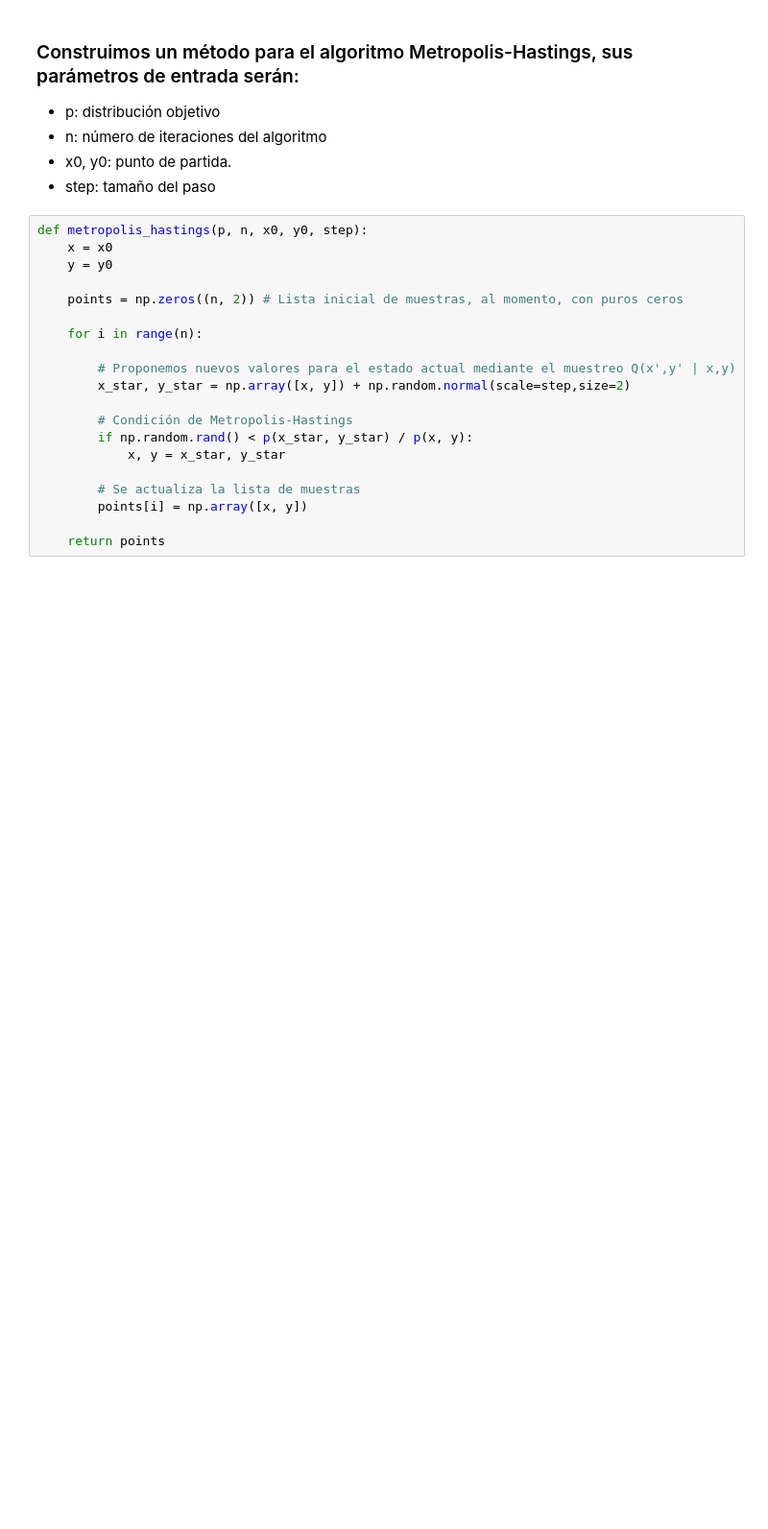
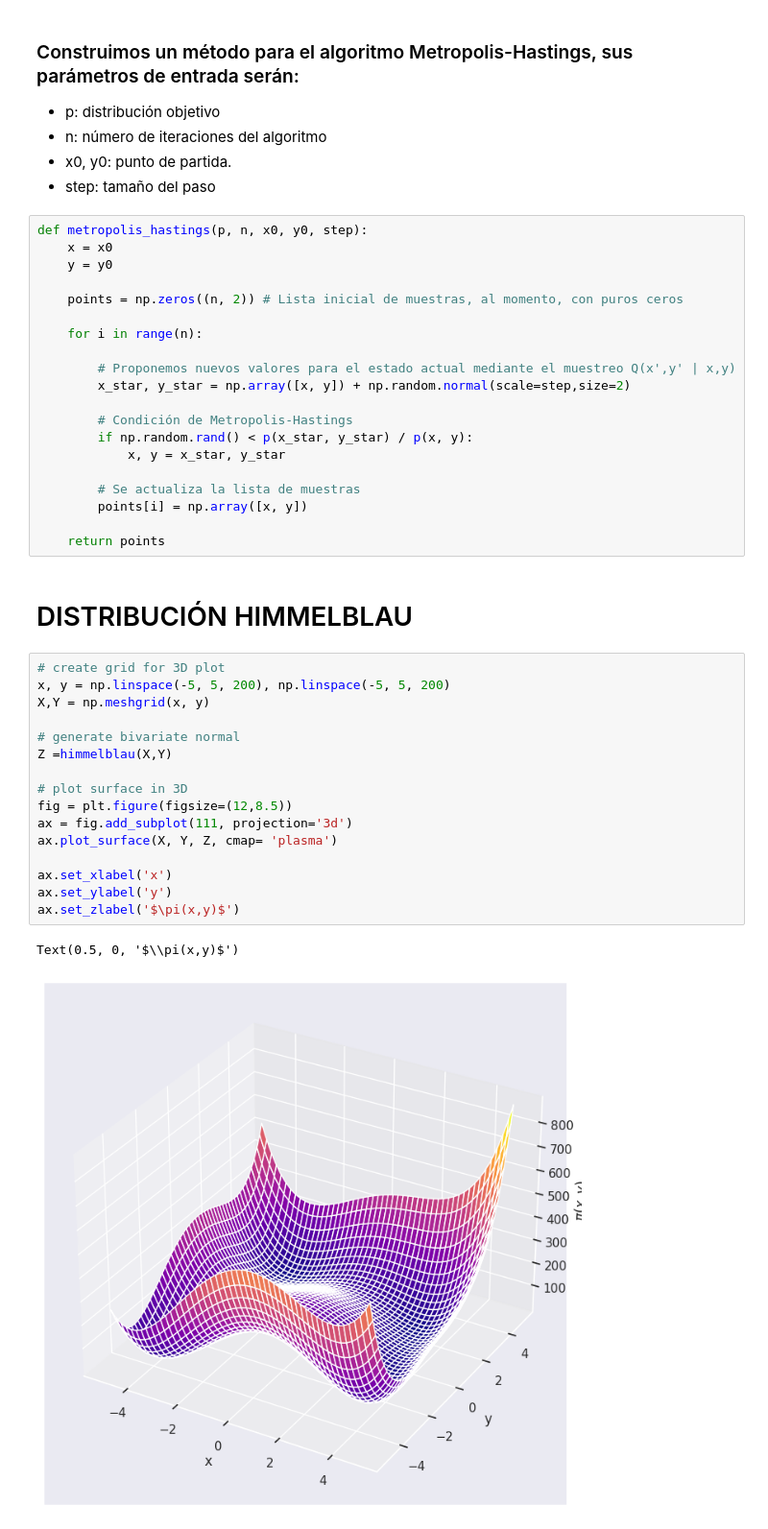
Before and after one commit to Gustavo-Ros/Simulaci-n-2, a Jupyter notebook: Caminantes.ipynb, the cells around one changed output. Shown at 96% size. Cells and saved outputs as stored; diff of their text form; blank space fills up the shorter version.

```diff
--- a/Caminantes.ipynb
+++ b/Caminantes.ipynb
@@ -129,6 +119,27 @@ def metropolis_hastings(p, n, x0, y0, step):
         points[i] = np.array([x, y])
 
     return points
+# %% [markdown]
+# DISTRIBUCIÓN HIMMELBLAU
+# %%
+# create grid for 3D plot
+x, y = np.linspace(-5, 5, 200), np.linspace(-5, 5, 200)
+X,Y = np.meshgrid(x, y)
+
+# generate bivariate normal
+Z =himmelblau(X,Y)
+
+# plot surface in 3D
+fig = plt.figure(figsize=(12,8.5))
+ax = fig.add_subplot(111, projection='3d')
+ax.plot_surface(X, Y, Z, cmap= 'plasma')
+
+ax.set_xlabel('x')
+ax.set_ylabel('y')
+ax.set_zlabel('$\pi(x,y)$')
+# %% [output]
+Text(0.5, 0, '$\\pi(x,y)$')
+[figure, added]
 # %%
 # generate the samples
 samples = metropolis_hastings(himmelblau, 3000, 0, 0, 0.5)
```
Also changed, not shown: parts of 18 cells of this notebook.
